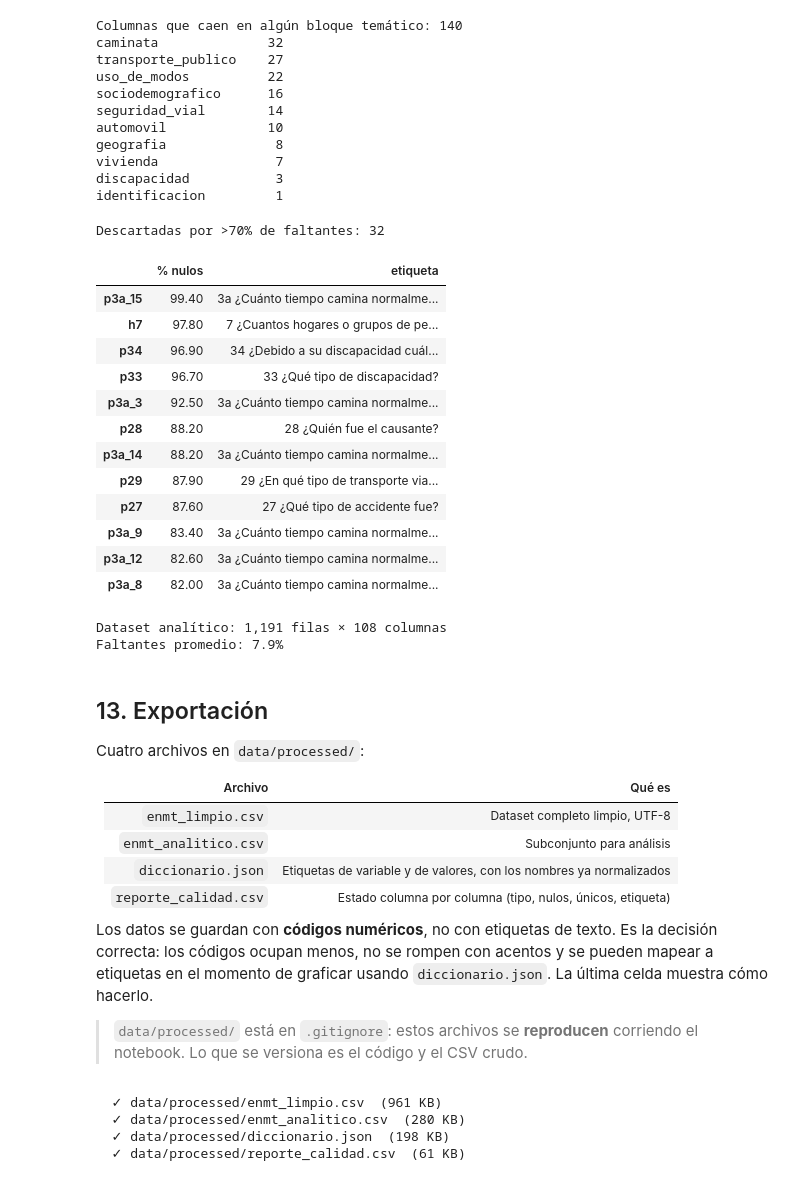
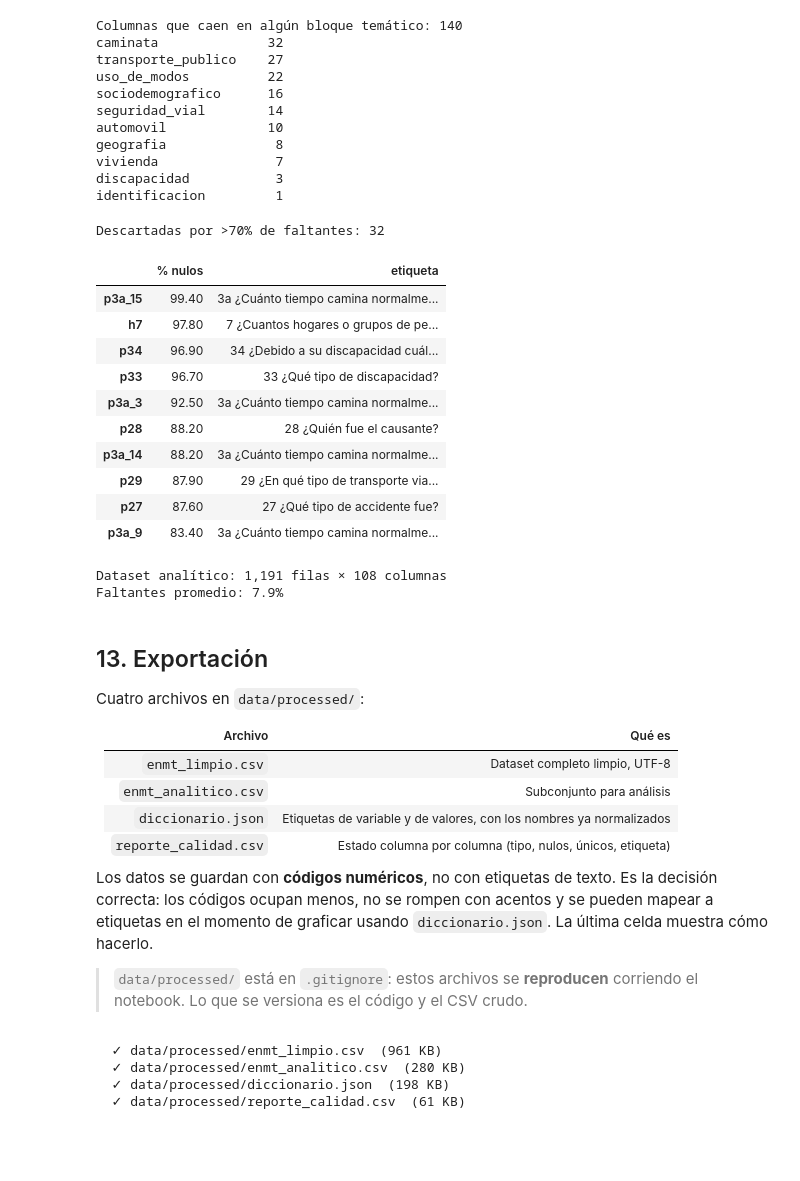
Before and after one commit to JuanPVenegas13/SP-transporte_UNAM, a Jupyter notebook: scripts/01_limpieza_enmt.ipynb, the cells around one changed output. Drawn from its saved outputs; the diff is of its cells as text; code cells hidden in the pictures; blank space fills up the shorter version.

```diff
--- a/scripts/01_limpieza_enmt.ipynb
+++ b/scripts/01_limpieza_enmt.ipynb
@@ -937,34 +907,32 @@ identificacion         1
 # %%
 UMBRAL_NULOS = 0.70
 cobertura = df[seleccion].isna().mean()
 descartadas = cobertura[cobertura > UMBRAL_NULOS].sort_values(ascending=False)
 finales = [c for c in seleccion if c not in descartadas.index]
 
 print(f"Descartadas por >{UMBRAL_NULOS:.0%} de faltantes: {len(descartadas)}")
 if len(descartadas):
-    tabla = descartadas.head(12).to_frame("% nulos")
+    tabla = descartadas.head(10).to_frame("% nulos")
     tabla["% nulos"] = (tabla["% nulos"] * 100).round(1)
     tabla["etiqueta"] = [ETIQUETAS.get(c, "")[:65] for c in tabla.index]
     display(tabla)
 
 analitico = df[finales].copy()
 print(f"\nDataset analítico: {analitico.shape[0]:,} filas × {analitico.shape[1]:,} columnas")
 print(f"Faltantes promedio: {analitico.isna().mean().mean() * 100:.1f}%")
 # %% [output]
 Descartadas por >70% de faltantes: 32
 |  | % nulos | etiqueta |
 | p3a_15 | 99.40 | 3a ¿Cuánto tiempo camina normalme... |
 | h7 | 97.80 | 7 ¿Cuantos hogares o grupos de pe... |
 | p34 | 96.90 | 34 ¿Debido a su discapacidad cuál... |
 | p33 | 96.70 | 33 ¿Qué tipo de discapacidad? |
 | p3a_3 | 92.50 | 3a ¿Cuánto tiempo camina normalme... |
 | p28 | 88.20 | 28 ¿Quién fue el causante? |
 | p3a_14 | 88.20 | 3a ¿Cuánto tiempo camina normalme... |
 | p29 | 87.90 | 29 ¿En qué tipo de transporte via... |
 | p27 | 87.60 | 27 ¿Qué tipo de accidente fue? |
 | p3a_9 | 83.40 | 3a ¿Cuánto tiempo camina normalme... |
-| p3a_12 | 82.60 | 3a ¿Cuánto tiempo camina normalme... |
-| p3a_8 | 82.00 | 3a ¿Cuánto tiempo camina normalme... |
 Dataset analítico: 1,191 filas × 108 columnas
 Faltantes promedio: 7.9%
 # %% [markdown]
@@ -979,12 +947,9 @@ Cuatro archivos en `data/processed/`:
 | `diccionario.json` | Etiquetas de variable y de valores, con los nombres ya normalizados |
 | `reporte_calidad.csv` | Estado columna por columna (tipo, nulos, únicos, etiqueta) |
 
-Los datos se guardan con **códigos numéricos**, no con etiquetas de texto. Es la decisión correcta:
-los códigos ocupan menos, no se rompen con acentos y se pueden mapear a etiquetas en el momento de
-graficar usando `diccionario.json`. La última celda muestra cómo hacerlo.
+Los datos se guardan con **códigos numéricos**, no con etiquetas de texto. Es la decisión correcta: los códigos ocupan menos, no se rompen con acentos y se pueden mapear a etiquetas en el momento de graficar usando `diccionario.json`. La última celda muestra cómo hacerlo.
 
-> `data/processed/` está en `.gitignore`: estos archivos se **reproducen** corriendo el notebook.
-> Lo que se versiona es el código y el CSV crudo.
+> `data/processed/` está en `.gitignore`: estos archivos se **reproducen** corriendo el notebook. Lo que se versiona es el código y el CSV crudo.
 # %%
 RUTA_LIMPIO = DIR_SALIDA / "enmt_limpio.csv"
 RUTA_ANALITICO = DIR_SALIDA / "enmt_analitico.csv"
```
Also changed, not shown: parts of 9 cells of this notebook, 1 other file.
